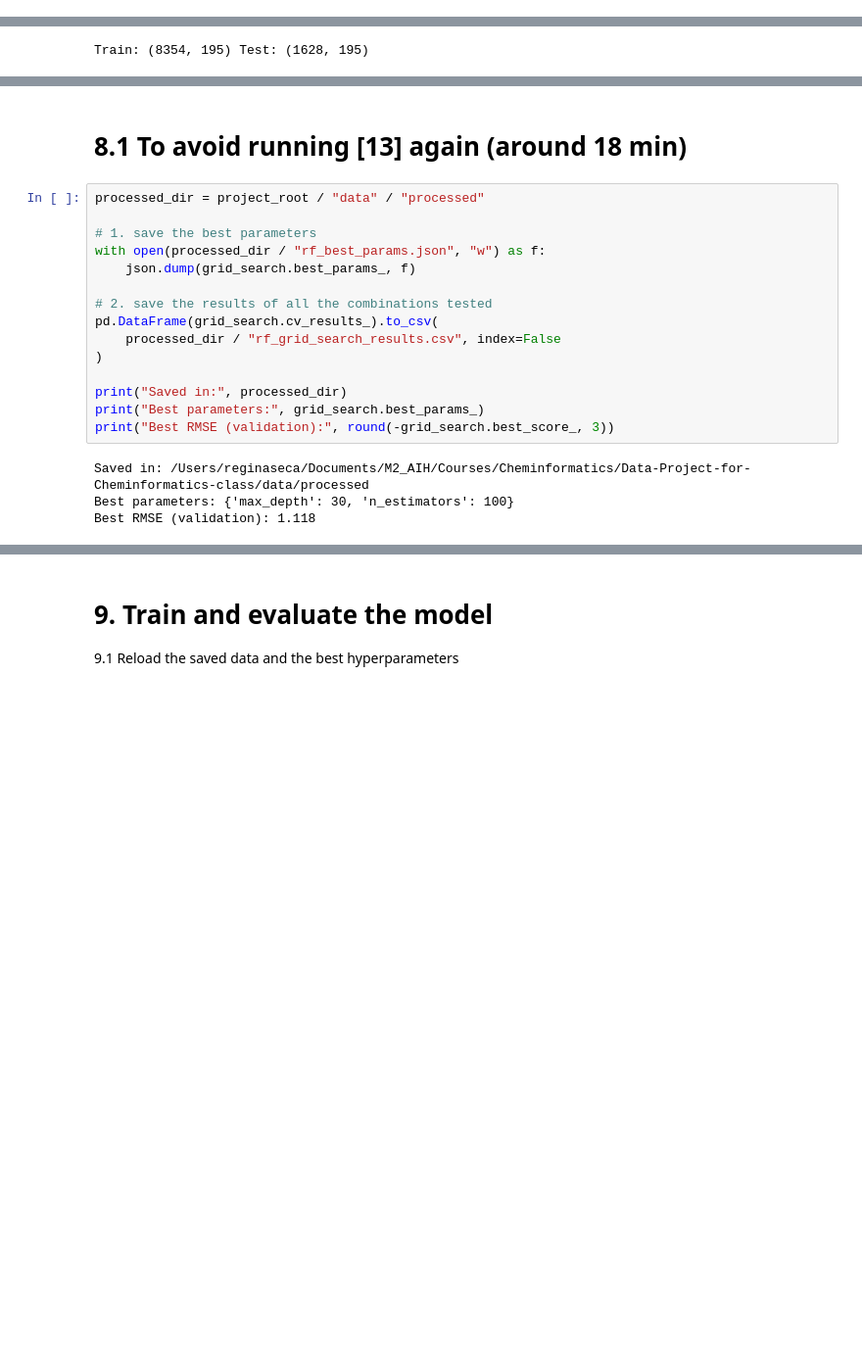
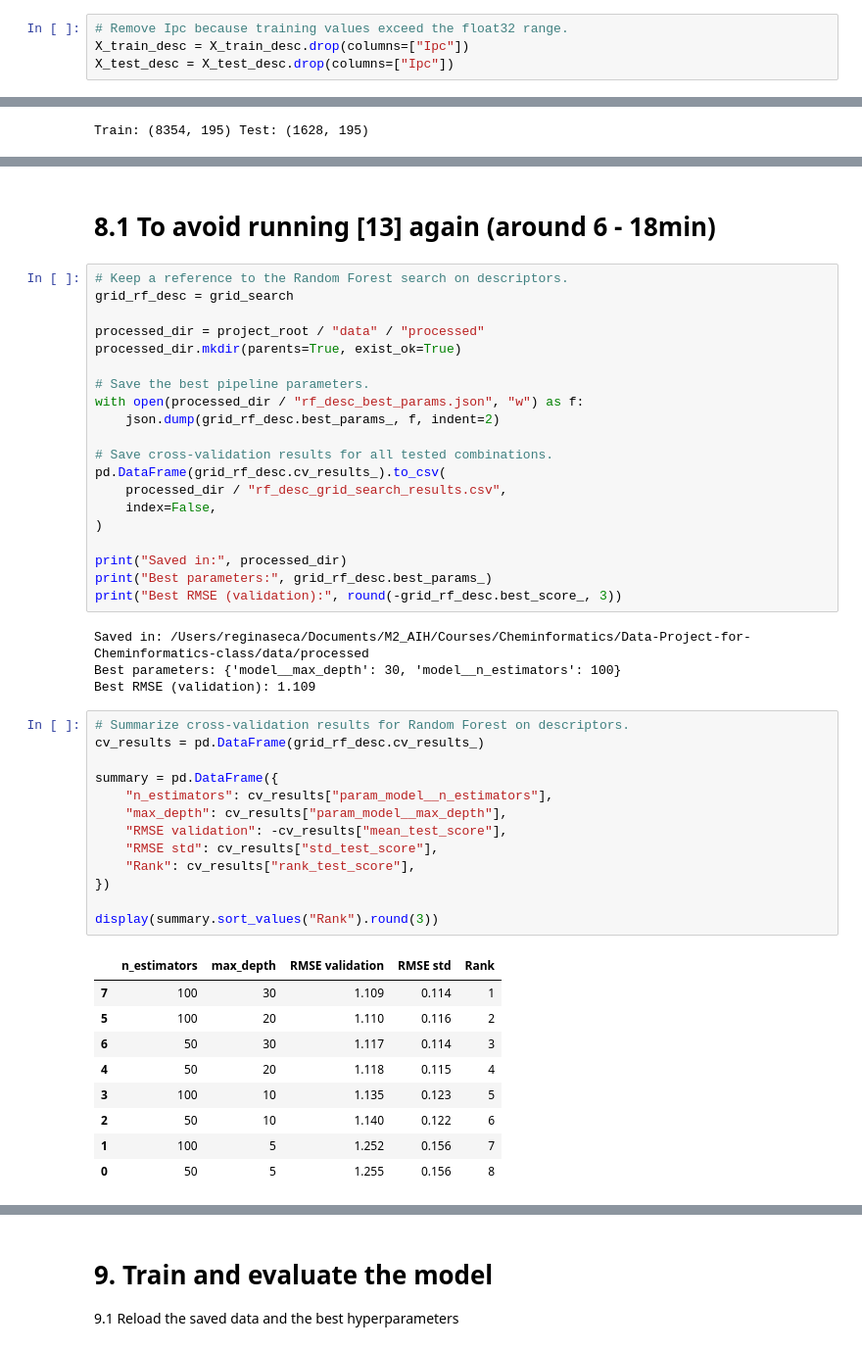
Before and after one commit to erinsoppelsa/Data-Project-for-Cheminformatics-class, a Jupyter notebook: notebooks/02_regression_solubility.ipynb, the cells around one changed output, grey strips where cells are left out. Shown at 98% size. Cells and saved outputs as stored; diff of their text form; blank space fills up the shorter version.

```diff
--- a/notebooks/02_regression_solubility.ipynb
+++ b/notebooks/02_regression_solubility.ipynb
@@ -286,0 +339,4 @@ Train: (8354, 198) Test: (1628, 198)
+# %%
+# Remove Ipc because training values exceed the float32 range.
+X_train_desc = X_train_desc.drop(columns=["Ipc"])
+X_test_desc = X_test_desc.drop(columns=["Ipc"])
@@ -334,21 +497,49 @@ Best RMSE (validation): 1.118
 # %% [markdown]
-# 8.1 To avoid running [13] again (around 18 min)
+# 8.1 To avoid running [13] again (around 6 - 18min)
 # %%
+# Keep a reference to the Random Forest search on descriptors.
+grid_rf_desc = grid_search
+
 processed_dir = project_root / "data" / "processed"
+processed_dir.mkdir(parents=True, exist_ok=True)
 
-# 1. save the best parameters
-with open(processed_dir / "rf_best_params.json", "w") as f:
-    json.dump(grid_search.best_params_, f)
+# Save the best pipeline parameters.
+with open(processed_dir / "rf_desc_best_params.json", "w") as f:
+    json.dump(grid_rf_desc.best_params_, f, indent=2)
 
-# 2. save the results of all the combinations tested
-pd.DataFrame(grid_search.cv_results_).to_csv(
-    processed_dir / "rf_grid_search_results.csv", index=False
+# Save cross-validation results for all tested combinations.
+pd.DataFrame(grid_rf_desc.cv_results_).to_csv(
+    processed_dir / "rf_desc_grid_search_results.csv",
+    index=False,
 )
 
 print("Saved in:", processed_dir)
-print("Best parameters:", grid_search.best_params_)
-print("Best RMSE (validation):", round(-grid_search.best_score_, 3))
+print("Best parameters:", grid_rf_desc.best_params_)
+print("Best RMSE (validation):", round(-grid_rf_desc.best_score_, 3))
 # %% [output]
 Saved in: /Users/reginaseca/Documents/M2_AIH/Courses/Cheminformatics/Data-Project-for-Cheminformatics-class/data/processed
-Best parameters: {'max_depth': 30, 'n_estimators': 100}
-Best RMSE (validation): 1.118
+Best parameters: {'model__max_depth': 30, 'model__n_estimators': 100}
+Best RMSE (validation): 1.109
+# %%
+# Summarize cross-validation results for Random Forest on descriptors.
+cv_results = pd.DataFrame(grid_rf_desc.cv_results_)
+
+summary = pd.DataFrame({
+    "n_estimators": cv_results["param_model__n_estimators"],
+    "max_depth": cv_results["param_model__max_depth"],
+    "RMSE validation": -cv_results["mean_test_score"],
+    "RMSE std": cv_results["std_test_score"],
+    "Rank": cv_results["rank_test_score"],
+})
+
+display(summary.sort_values("Rank").round(3))
+# %% [output]
+|  | n_estimators | max_depth | RMSE validation | RMSE std | Rank |
+| 7 | 100 | 30 | 1.109 | 0.114 | 1 |
+| 5 | 100 | 20 | 1.110 | 0.116 | 2 |
+| 6 | 50 | 30 | 1.117 | 0.114 | 3 |
+| 4 | 50 | 20 | 1.118 | 0.115 | 4 |
+| 3 | 100 | 10 | 1.135 | 0.123 | 5 |
+| 2 | 50 | 10 | 1.140 | 0.122 | 6 |
+| 1 | 100 | 5 | 1.252 | 0.156 | 7 |
+| 0 | 50 | 5 | 1.255 | 0.156 | 8 |
```
Also changed, not shown: parts of 12 cells of this notebook, 14 other files.
